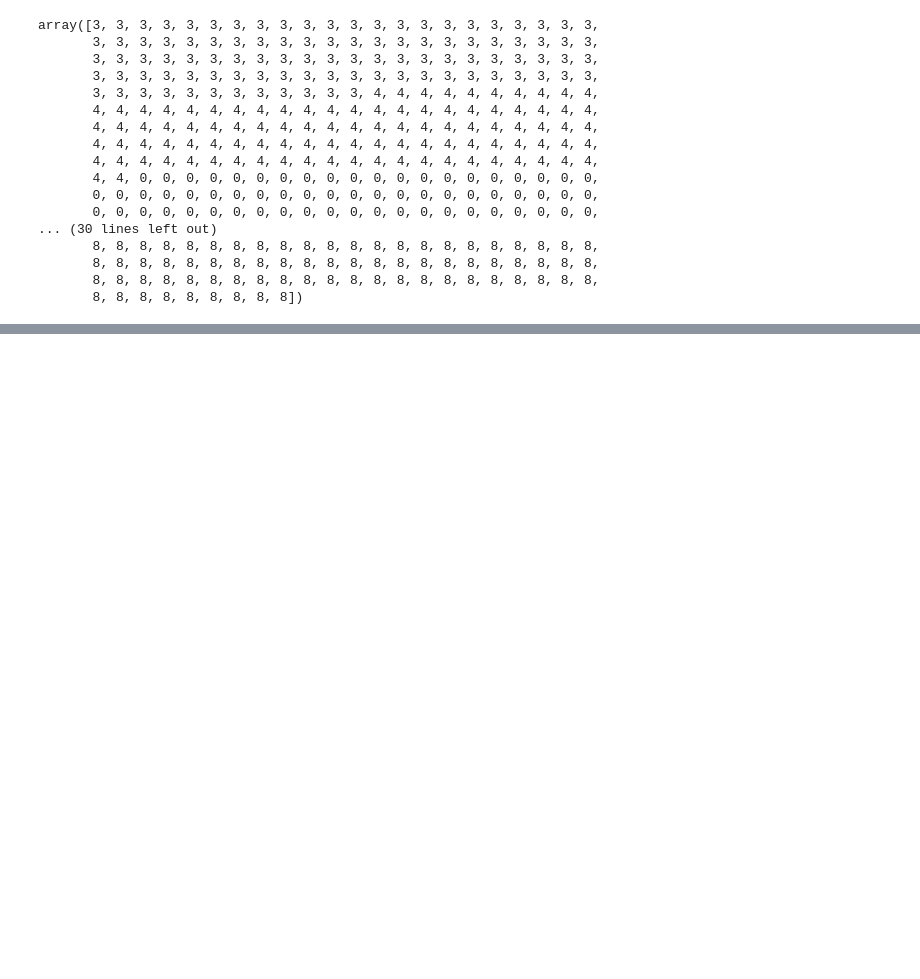
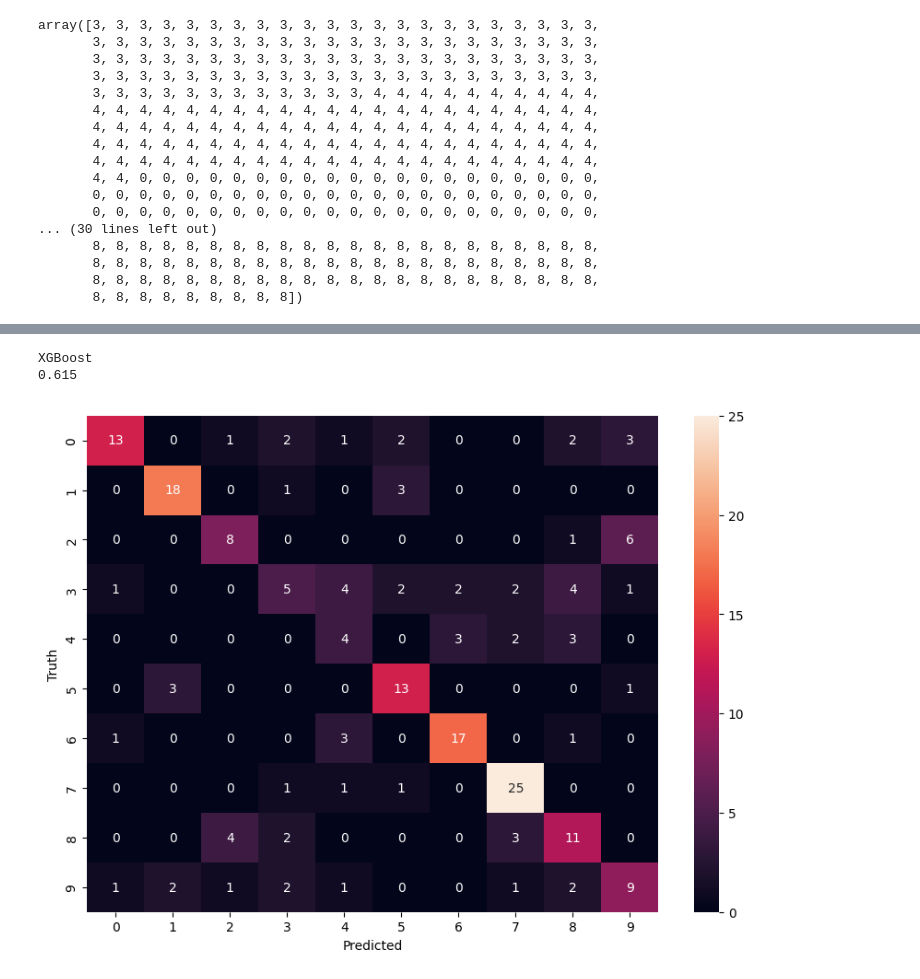
Before and after one commit to Arrturo/music-classification, a Jupyter notebook: classification.ipynb, the cells around one changed output, grey strips where cells are left out. Cells and saved outputs as stored; diff of their text form; code cells hidden in the pictures; blank space fills up the shorter version.

```diff
--- a/classification.ipynb
+++ b/classification.ipynb
@@ -112 +153,13 @@ X_train, X_test, y_train, y_test = train_test_split(df_scaled, transformed_label
+# %%
+xgb_model = xgb.XGBClassifier(objective="multi:softmax", n_estimators=500)
+xgb_model.fit(X_train, y_train)
+y_pred = xgb_model.predict(X_test)
+print('XGBoost')
+print(accuracy_score(y_test, y_pred))
+
+show_cm(y_test, y_pred)
+# %% [output]
+XGBoost
+0.615
+[figure, added]
 # %%
```
Also changed, not shown: parts of 12 cells of this notebook.
